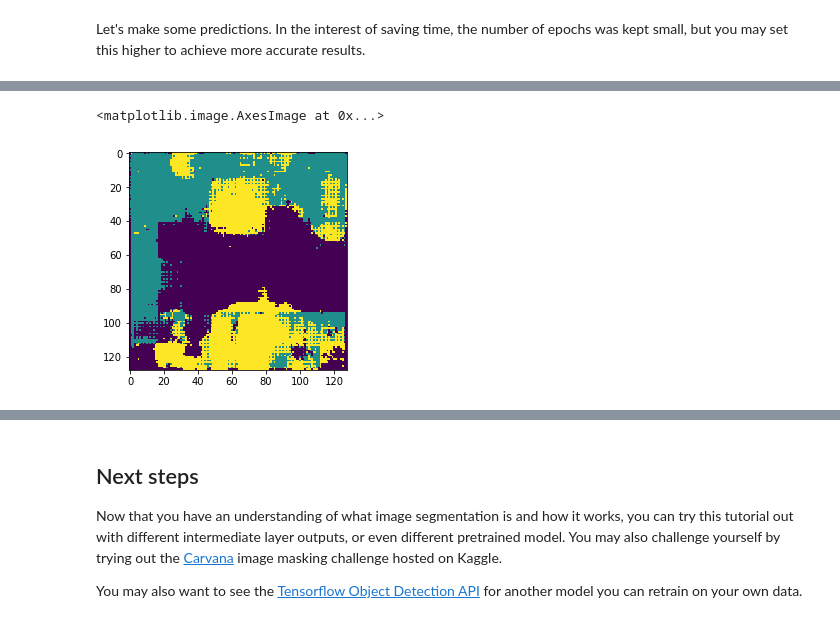
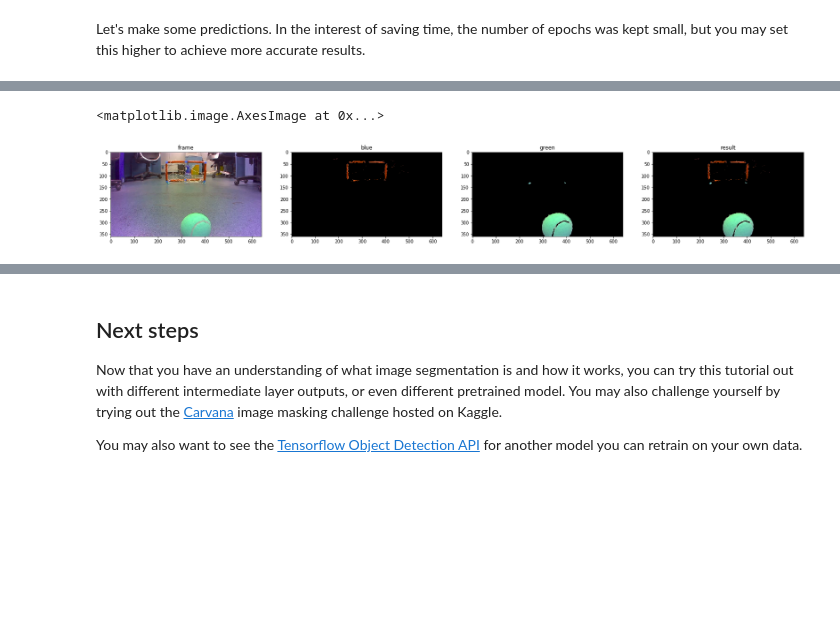
Before and after one commit to kimbring2/DeepSoccer, a Jupyter notebook: segmentation.ipynb, the cells around one changed output, grey strips where cells are left out. Cells and saved outputs as stored; diff of their text form; code cells hidden in the pictures; blank space fills up the shorter version.

Commit message:
Add files via upload
Red, Greed object detection code update

```diff
--- a/segmentation.ipynb
+++ b/segmentation.ipynb
@@ -69,5 +67,3 @@ import matplotlib.pyplot as plt
 ## Download the Oxford-IIIT Pets dataset
 
 The dataset is already included in TensorFlow datasets, all that is needed to do is download it. The segmentation masks are included in version 3+.
-# %%
-dataset, info = tfds.load('oxford_iiit_pet:3.*.*', with_info=True)
@@ -352,8 +303,9 @@ def create_mask(pred_mask):
 # %%
 def show_predictions(dataset=None, num=1):
   if dataset:
-    for image, mask in dataset.take(num):
+    for image, mask in train_sampler.take(num):
       pred_mask = model.predict(image)
+      print(pred_mask.shape)
       display([image[0], mask[0], create_mask(pred_mask)])
   else:
     display([sample_image, sample_mask,
@@ -371,7 +323,7 @@ class DisplayCallback(tf.keras.callbacks.Callback):
     show_predictions()
     print ('\nSample Prediction after epoch {}\n'.format(epoch+1))
 # %%
-EPOCHS = 200
+EPOCHS = 20
 VAL_SUBSPLITS = 5
 VALIDATION_STEPS = 5
 
@@ -404,0 +357,3 @@ plt.show()
+# %%
+#model.save("/media/kimbring2/Steam/sim2real/segmentation_model")
+model.load_weights("/media/kimbring2/Steam/sim2real/segmentation_model/variables/variables")
@@ -408,11 +365,13 @@ plt.show()
 Let's make some predictions. In the interest of saving time, the number of epochs was kept small, but you may set this higher to achieve more accurate results.
 # %%
 import cv2
+import numpy as np
 
 #image_path = '/media/kimbring2/Steam/sim2real/images/tennis_ball_image/71HxOsmPUHL._AC_SL1201_.jpg'
-#image_path = '/media/kimbring2/Steam/sim2real/images/deepsoccer_content.jpg'
-image_path = '/home/kimbring2/Desktop/content_image/image_15.jpg'
+#image_path = '/media/kimbring2/Steam/test_dataset_deepsoccer/JPEGImages/35ca81e0-d0e7-4631-b5ae-ee956c6f17b1.jpg'
+image_path = '/home/kimbring2/Desktop/content_image/image_7.jpg'
 test_image = cv2.imread(image_path)
+test_image_copy = test_image
 test_image = cv2.normalize(test_image, None, 0, 1, cv2.NORM_MINMAX, cv2.CV_32F)
 #test_image = (test_image / 127.5) - 1
 
@@ -420,18 +379,82 @@ test_tensor = tf.convert_to_tensor(test_image, dtype=tf.float32)
 
 test_tensor = tf.image.resize(test_tensor, [128,128], method=tf.image.ResizeMethod.NEAREST_NEIGHBOR)
 test_tensor = tf.reshape(test_tensor, [1,128,128,3], name=None)
-
+'''
 pred_masks = model.predict(test_tensor)
 print("pred_masks.shape: " + str(pred_masks.shape))
 
 #pred_masks = np.reshape(pred_masks,(128,128,3))
 
 pred_masks = tf.keras.preprocessing.image.array_to_img(create_mask(pred_masks))
-
-plt.imshow(pred_masks)
+pred_masks = np.array(pred_masks)
+#print(pred_masks)
+#cv2.imwrite("pred_masks.jpg", pred_masks)
 
 #print("pred_masks.shape: " + str(pred_masks.shape))
+#test_image_copy = cv2.cvtColor(test_image_copy, cv2.COLOR_RGB2GRAY)
+'''
+frame = test_image_copy
 
-#plt.title('pred_masks')
-#plt.imshow(pred_masks)
+# converting from BGR to HSV color space
+hsv_frame = cv2.cvtColor(frame, cv2.COLOR_BGR2HSV)
+
+# Red color
+low_red = np.array([120, 155, 84])
+high_red = np.array([179, 255, 255])
+red_mask = cv2.inRange(hsv_frame, low_red, high_red)
+red = cv2.bitwise_and(frame, frame, mask=red_mask)
+print("red.shape: " + str(red.shape))
+
+# Blue color
+low_blue = np.array([110, 130, 2])
+high_blue = np.array([126, 255, 255])
+blue_mask = cv2.inRange(hsv_frame, low_blue, high_blue)
+blue = cv2.bitwise_and(frame, frame, mask=blue_mask)
+#blue = cv2.cvtColor(blue, cv2.COLOR_BGR2GRAY)
+#print("frame.shape: " + str(frame.shape))
+#edges = cv2.Canny(blue, 100, 200)
+
+#kernel = np.ones((2, 2), np.uint8)
+#erosion_image = cv2.dilate(blue, kernel, iterations=1)  #// make erosion image
+#erosion_image = cv2.cvtColor(erosion_image, cv2.COLOR_GRAY2RGB)
+#print("erosion_image.shape: " + str(erosion_image.shape))
+
+# Green color
+low_green = np.array([25, 52, 72])
+high_green = np.array([60, 255, 255])
+green_mask = cv2.inRange(hsv_frame, low_green, high_green)
+green = cv2.bitwise_and(frame, frame, mask=green_mask)
+
+mask = blue_mask + green_mask
+
+# Every color except white
+low = np.array([0, 42, 0])
+high = np.array([179, 255, 255])
+#mask = cv2.inRange(hsv_frame, low, high)
+result = cv2.bitwise_and(frame, frame, mask=mask)
+# Generating the final mask to detect red color
+#mask1 = mask1 + mask2
+
+plt.figure(figsize=(28, 28))
+
+plt.subplot(1, 4, 1)
+plt.title("frame")
+plt.imshow(frame)
+
+#plt.subplot(1, 4, 2)
+#plt.title("red")
+#plt.imshow(red)
+#cv2.imwrite("erosion_image.jpg", erosion_image)
+
+plt.subplot(1, 4, 2)
+plt.title("blue")
+plt.imshow(blue)
+
+plt.subplot(1, 4, 3)
+plt.title('green')
+plt.imshow(green)
+
+plt.subplot(1, 4, 4)
+plt.title("result")
+plt.imshow(result)
 # %% [output]
@@ -439,2 +462,2 @@ pred_masks.shape: (1, 128, 128, 3)
 <matplotlib.image.AxesImage at 0x...>
-[figure, old version]
+[figure, new version]
```
Also changed, not shown: parts of 17 cells of this notebook.
